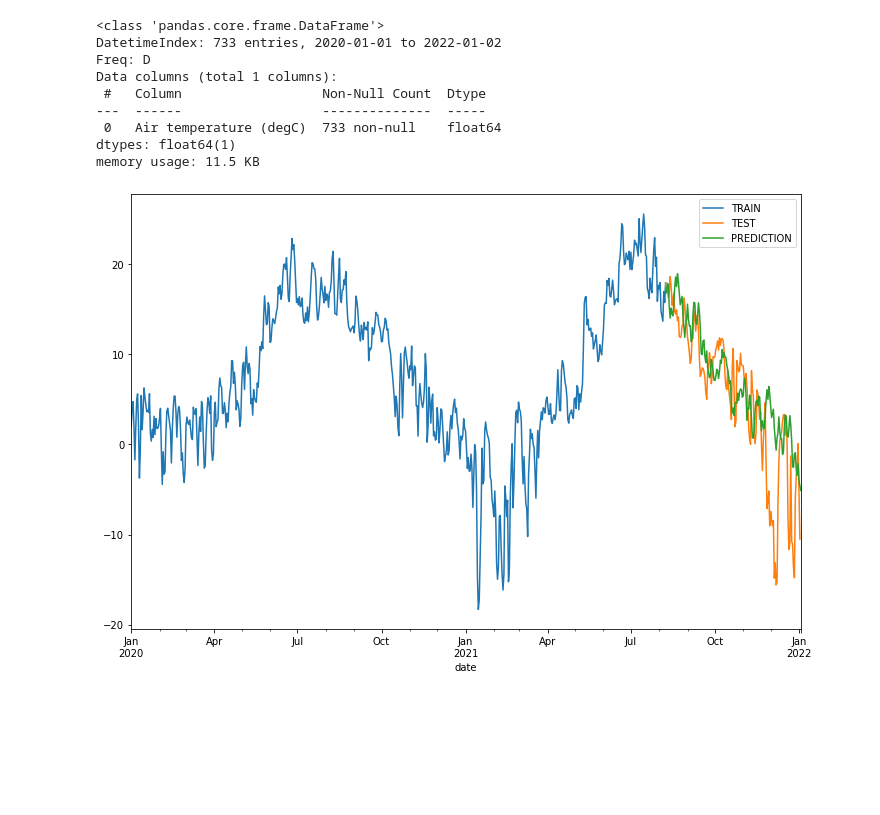
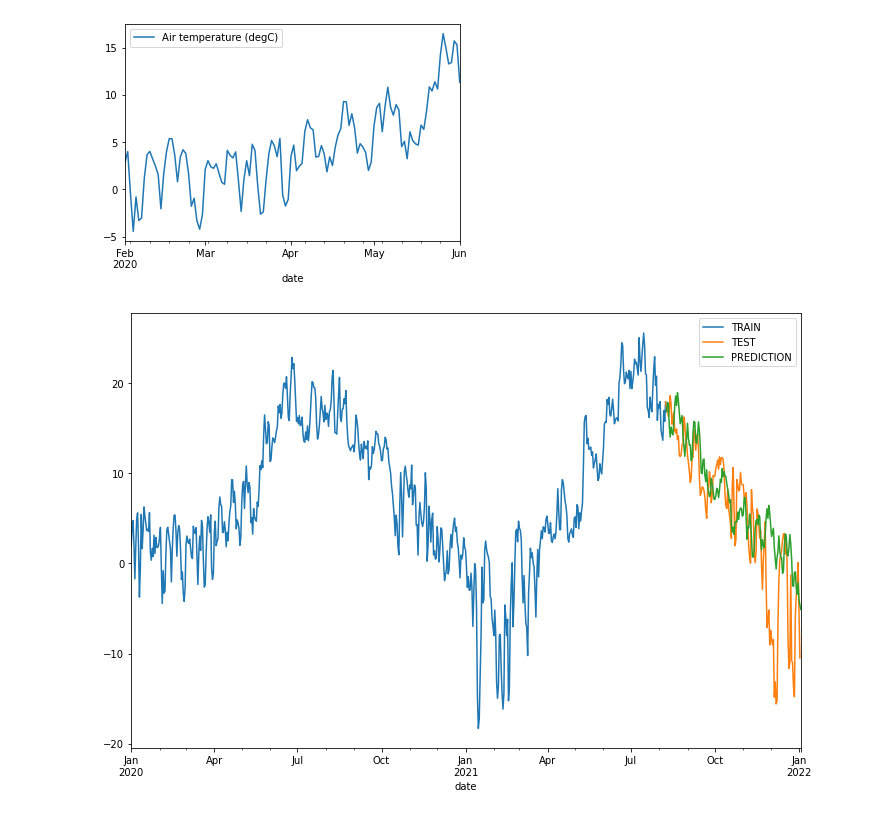
Before and after one commit to MikhailKuklin/time-series-analysis-forecasting, a Jupyter notebook: notebooks/ts_forecasting.ipynb, the cells around one changed output. Saved outputs shown, nothing was run; the diff lists cells and outputs as text; code cells hidden in the pictures; blank space fills up the shorter version.

```diff
--- a/notebooks/ts_forecasting.ipynb
+++ b/notebooks/ts_forecasting.ipynb
@@ -12,28 +12,19 @@ from statsmodels.tsa.statespace.tools import diff
 # %%
 # download data and parse date to datetime
 
-df = pd.read_csv('espoo_2020_2022.csv',
-                 parse_dates= {"date" : ["Year","m","d"]})
+df_ym = pd.read_csv('espoo_2020_2022.csv',
+                 parse_dates= {"date" : ["Year","m","d"]},
+                keep_date_col=True)
 
-df=df.drop_duplicates()
+df_ym2 = df_ym.groupby(['date']).mean()
 
-df.dropna(axis=0,inplace=True)
+df_ym2.index.freq = "D"
 
-df = df.groupby(['date']).mean()
+df_final = df_ym2['2020-02-01':'2020-06-01']
 
-df.index.freq = "D"
-
-df.info()
+df_final.plot();
 # %% [output]
-<class 'pandas.core.frame.DataFrame'>
-DatetimeIndex: 733 entries, 2020-01-01 to 2022-01-02
-Freq: D
-Data columns (total 1 columns):
- #   Column                  Non-Null Count  Dtype
----  ------                  --------------  -----
- 0   Air temperature (degC)  733 non-null    float64
-dtypes: float64(1)
-memory usage: 11.5 KB
+[figure, added]
 # %%
 # rename column
 
```
Also changed, not shown: parts of 15 cells of this notebook.
